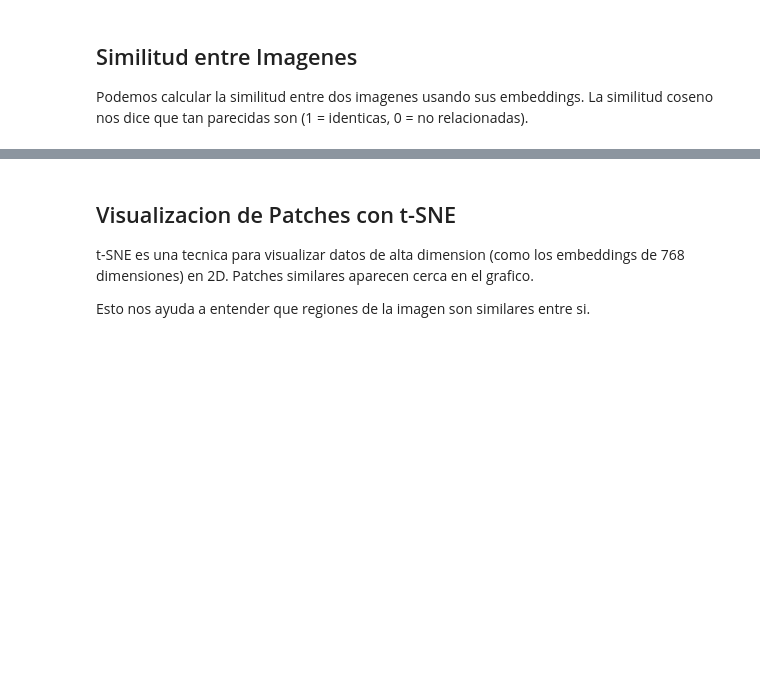
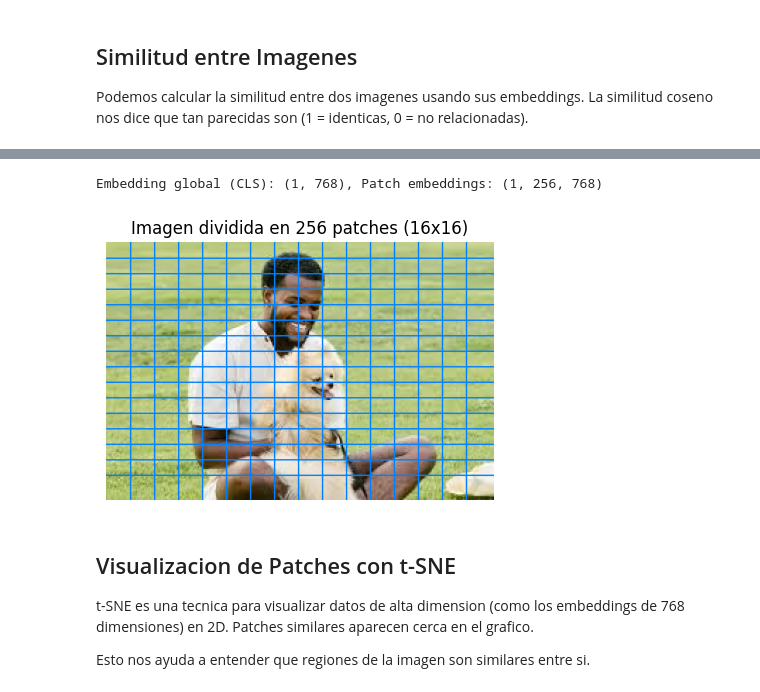
Before and after one commit to sergiovillanueva/Modelos_Fundacionales, a Jupyter notebook: 4_DINO.ipynb, the cells around one changed output, grey strips where cells are left out. Saved outputs shown, nothing was run; the diff lists cells and outputs as text; code cells hidden in the pictures; blank space fills up the shorter version.

```diff
--- a/4_DINO.ipynb
+++ b/4_DINO.ipynb
@@ -123,3 +166,42 @@ plt.show()
+# %%
+def extract_and_show_grid(image):
+    """Extrae embeddings y muestra la cuadrícula de patches"""
+
+    cls_emb, patch_emb = extract_embeddings(image)
+
+    # Calcular el tamaño del grid
+    num_patches = patch_emb.shape[1]
+    grid_size = int(np.sqrt(num_patches))
+
+    # Convertir imagen a array numpy
+    img_array = np.array(image)
+    h, w = img_array.shape[:2]
+
+    # Tamaño de cada patch
+    patch_h = h // grid_size
+    patch_w = w // grid_size
+
+    # Crear copia para dibujar
+    img_with_grid = img_array.copy()
+
+    # Dibujar líneas del grid
+    for i in range(1, grid_size):
+        # Líneas horizontales
+        cv2.line(img_with_grid, (0, i * patch_h), (w, i * patch_h), (0, 128, 255), 1)
+        # Líneas verticales
+        cv2.line(img_with_grid, (i * patch_w, 0), (i * patch_w, h), (0, 128, 255), 1)
+
+    plt.figure(figsize=(5, 5))
+    plt.imshow(img_with_grid)
+    plt.title(f"Imagen dividida en {num_patches} patches ({grid_size}x{grid_size})")
+    plt.axis("off")
+    plt.show()
+
+
+extract_and_show_grid(image_person_dog)
+# %% [output]
+Embedding global (CLS): (1, 768), Patch embeddings: (1, 256, 768)
+[figure, added]
 # %% [markdown]
 ## Visualizacion de Patches con t-SNE
 
```
Also changed, not shown: parts of 6 cells of this notebook, 4 other files.
